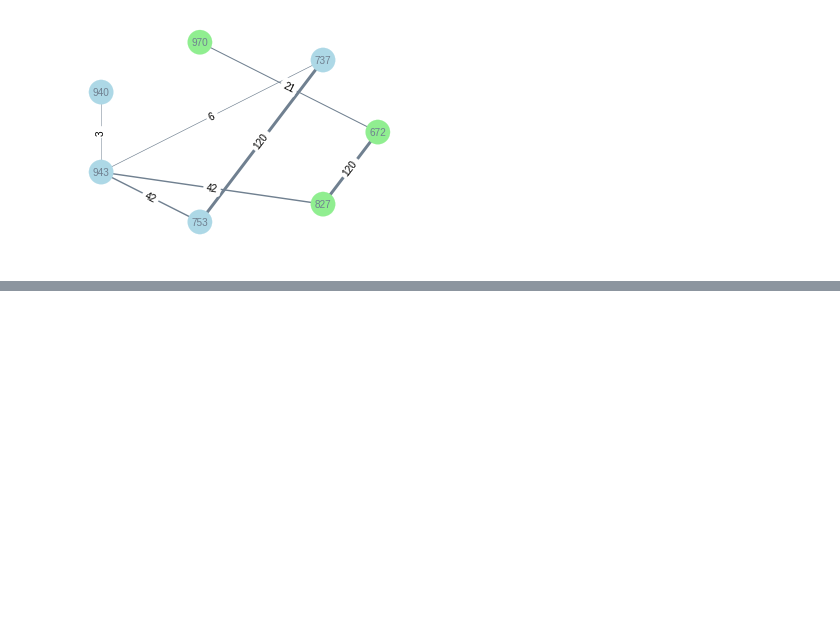
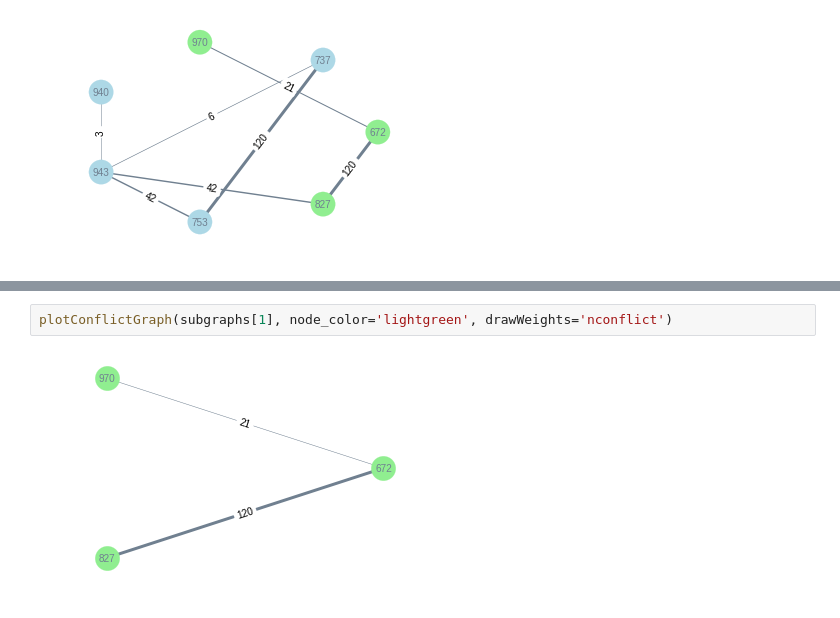
Before and after one commit to ventugithub/QCFATM, a Jupyter notebook: precalculation/analysis/Potential Conflicts Analysis III - Partition of Connected Components.ipynb, the cells around one changed output, grey strips where cells are left out. Cells and saved outputs as stored; diff of their text form; blank space fills up the shorter version.

```diff
--- a/precalculation/analysis/Potential Conflicts Analysis III - Partition of Connected Components.ipynb
+++ b/precalculation/analysis/Potential Conflicts Analysis III - Partition of Connected Components.ipynb
@@ -151,0 +183,4 @@ pdf.close();
+# %%
+plotConflictGraph(subgraphs[1], node_color='lightgreen', drawWeights='nconflict')
+# %% [output]
+[figure, added]
```
Also changed, not shown: parts of 7 cells of this notebook, 6 other files.
